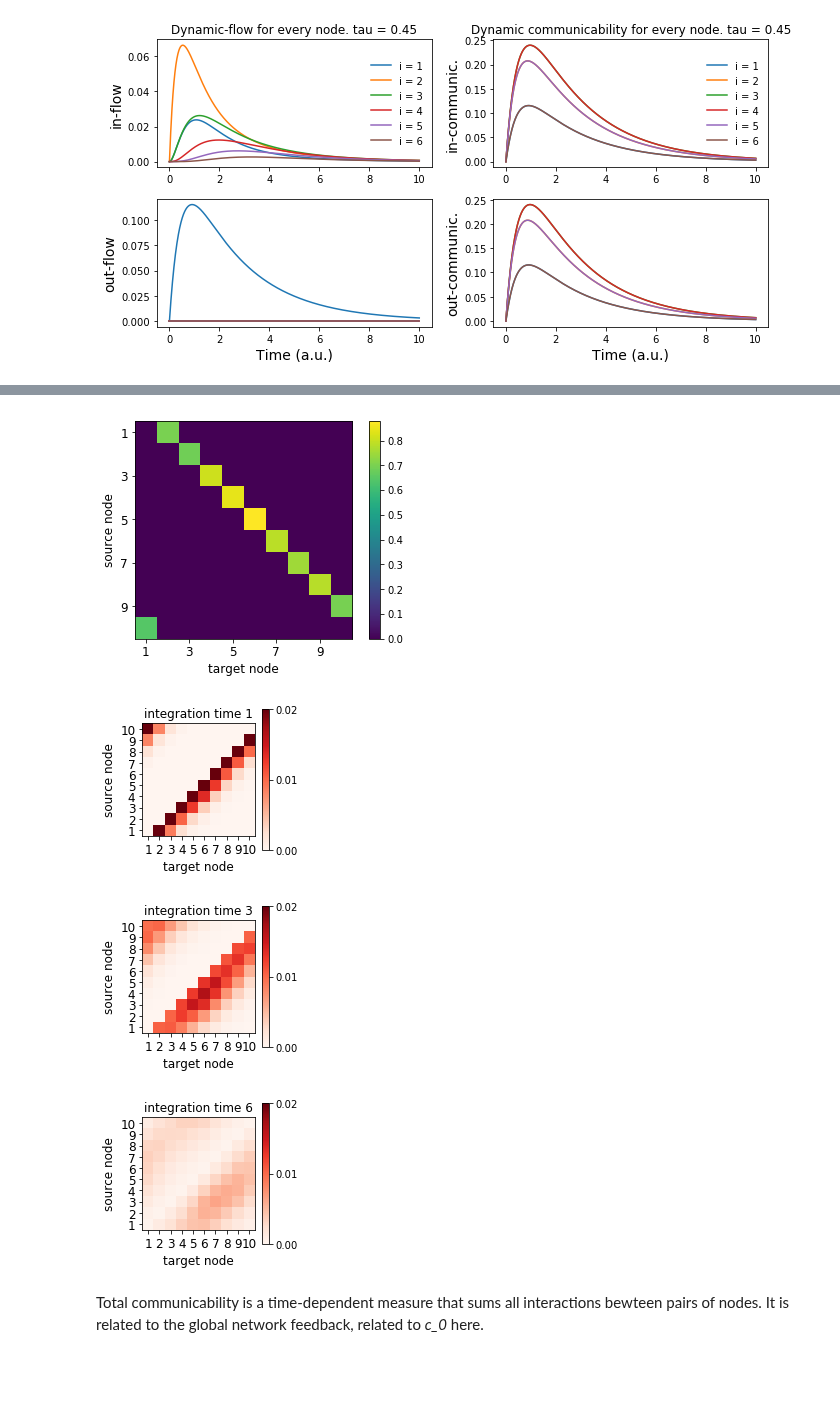
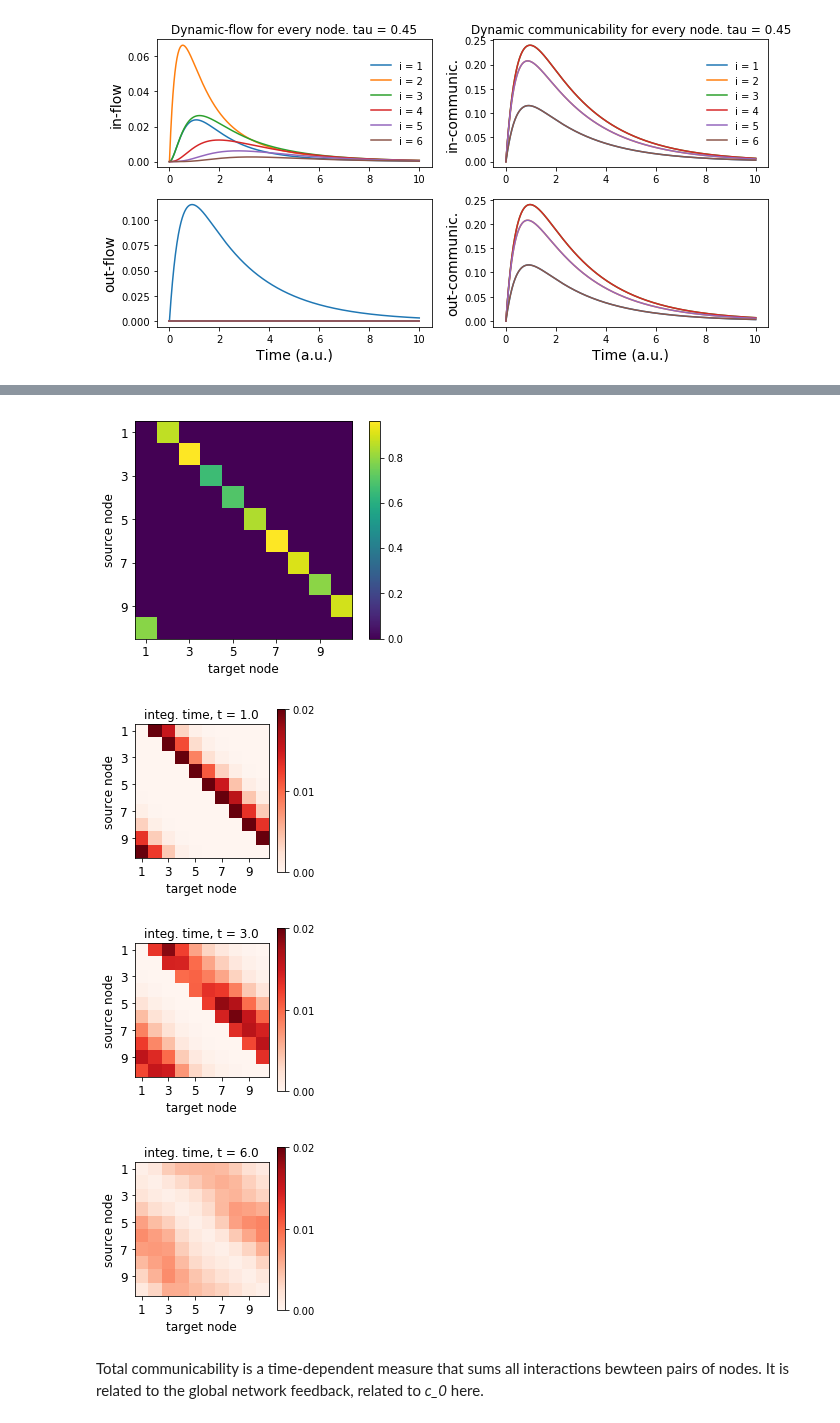
Before and after one commit to mb-BCA/NetDynFlow, a Jupyter notebook: Examples/Tutorial_1_Basics.ipynb, the cells around one changed output, grey strips where cells are left out. Saved outputs shown, nothing was run; the diff lists cells and outputs as text; code cells hidden in the pictures; blank space fills up the shorter version.

```diff
--- a/Examples/Tutorial_1_Basics.ipynb
+++ b/Examples/Tutorial_1_Basics.ipynb
@@ -393,59 +389,57 @@ Setting *N = 4* nodes and *n = 1* reproduces parts of Fig. 2 and 3 in the paper:
 # %%
-# Create a ring network with random link weights, average weight c0
+# Create a directed ring with random link weights
 N = 10
 c0 = 0.8
 w_spread = 0.2
 
-
 C = np.zeros([N,N])
 for i in range(N):
-    C[i-1,i] = c0 * (1+2*w_spread*(np.random.rand()-0.5))
-
+    C[i-1,i] = c0 * (1 + 2*w_spread*(np.random.rand() - 0.5))
 
 # Visualise the connectivity matrix
+axticks = np.arange(0,N,2)
+
 plt.figure()
 plt.imshow(C, interpolation='nearest')
-ticks = np.arange(0,N,2)
-plt.xticks(ticks, ticks+1, fontsize=12)
-plt.yticks(ticks, ticks+1, fontsize=12)
+plt.xticks(axticks, axticks+1, fontsize=12)
+plt.yticks(axticks, axticks+1, fontsize=12)
 plt.colorbar()
 plt.xlabel('target node', fontsize=12)
 plt.ylabel('source node', fontsize=12)
 
 plt.show()
 # %% [output]
-[figure, old version]
+[figure, new version]
 # %%
-# Set a time-constant
-tau = 1.0
-
+# Calculate the dynamic communicability
 # Define the temporal resolution for the "simulation"
 tfinal = 20
-dt = 0.5
+dt = 0.2
 tpoints = np.arange(0.0, tfinal+dt, dt)
 nsteps = len(tpoints)
 
-
+# Set a time-constant for the leakage at the nodes
+tau = 1.0
 
 # Calculate dynamic communicability
 dc = ndf.DynCom(C, tau, tmax=tfinal, timestep=dt)
 
-
-# communicability matrix at 3 integration times
+# Visualise the communicability matrix at three different integration times
+axticks = np.arange(0,N,2)
 for t in [1,3,6]:
     plt.figure(figsize=[3,3])
-    plt.axes([0.2,0.25,0.65,0.65])
-    plt.imshow(dc[int(t/dt)],origin='lower',interpolation='nearest',vmin=0,vmax=0.02,cmap='Reds')
-    plt.xticks(range(N),np.arange(N)+1,fontsize=12)
-    plt.yticks(range(N),np.arange(N)+1,fontsize=12)
+    #plt.axes([0.2, 0.25, 0.65, 0.65])
+    plt.imshow(dc[int(t/dt)], interpolation='nearest', cmap='Reds', vmin=0, vmax=0.02)
+    plt.xticks(axticks, axticks+1, fontsize=12)
+    plt.yticks(axticks, axticks+1, fontsize=12)
     plt.colorbar(ticks=[0,0.01,0.02])
-    plt.xlabel('target node',fontsize=12)
-    plt.ylabel('source node',fontsize=12)
-    plt.title('integration time '+str(t),fontsize=12)
+    plt.xlabel('target node', fontsize=12)
+    plt.ylabel('source node', fontsize=12)
+    plt.title('integ. time, t = %1.1f' %t, fontsize=12)
 # %% [output]
-[figure, old version]
+[figure, new version]
-[figure, old version]
+[figure, new version]
-[figure, old version]
+[figure, new version]
 # %% [markdown]
 Total communicability is a time-dependent measure that sums all interactions bewteen pairs of nodes. It is related to the global network feedback, related to *c_0* here.
 # %%
```
Also changed, not shown: parts of 5 cells of this notebook.
